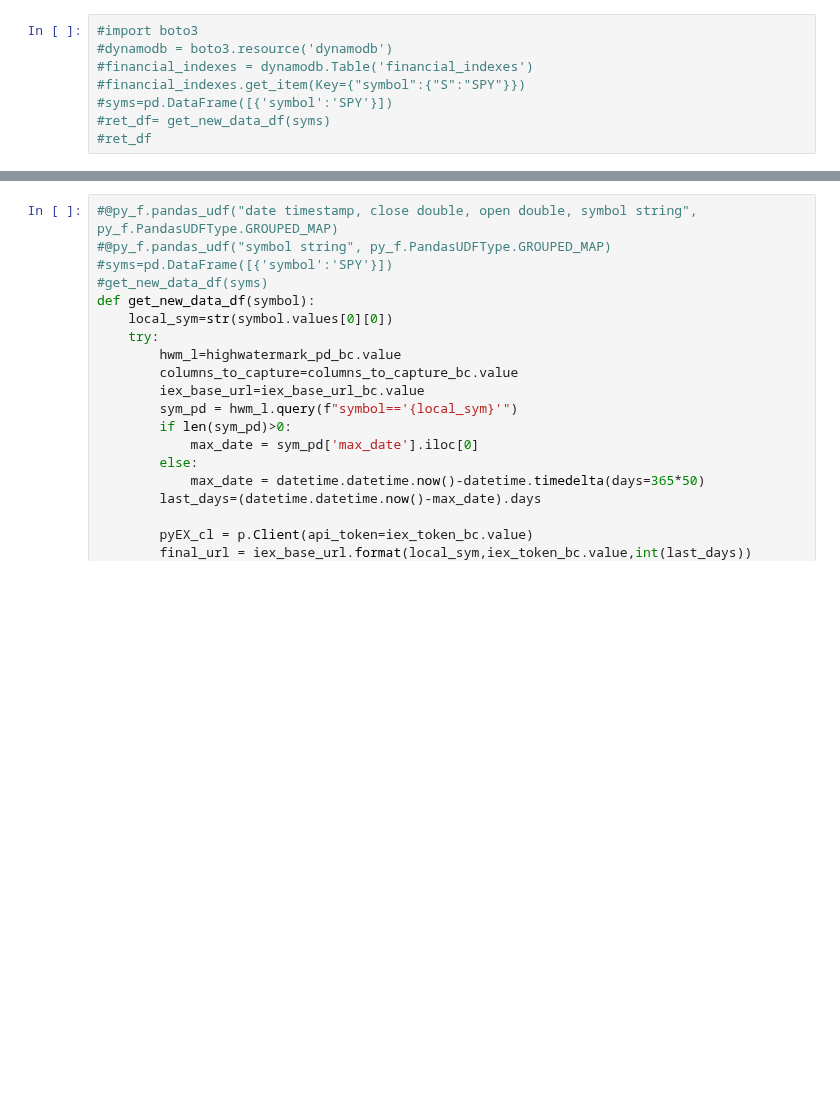
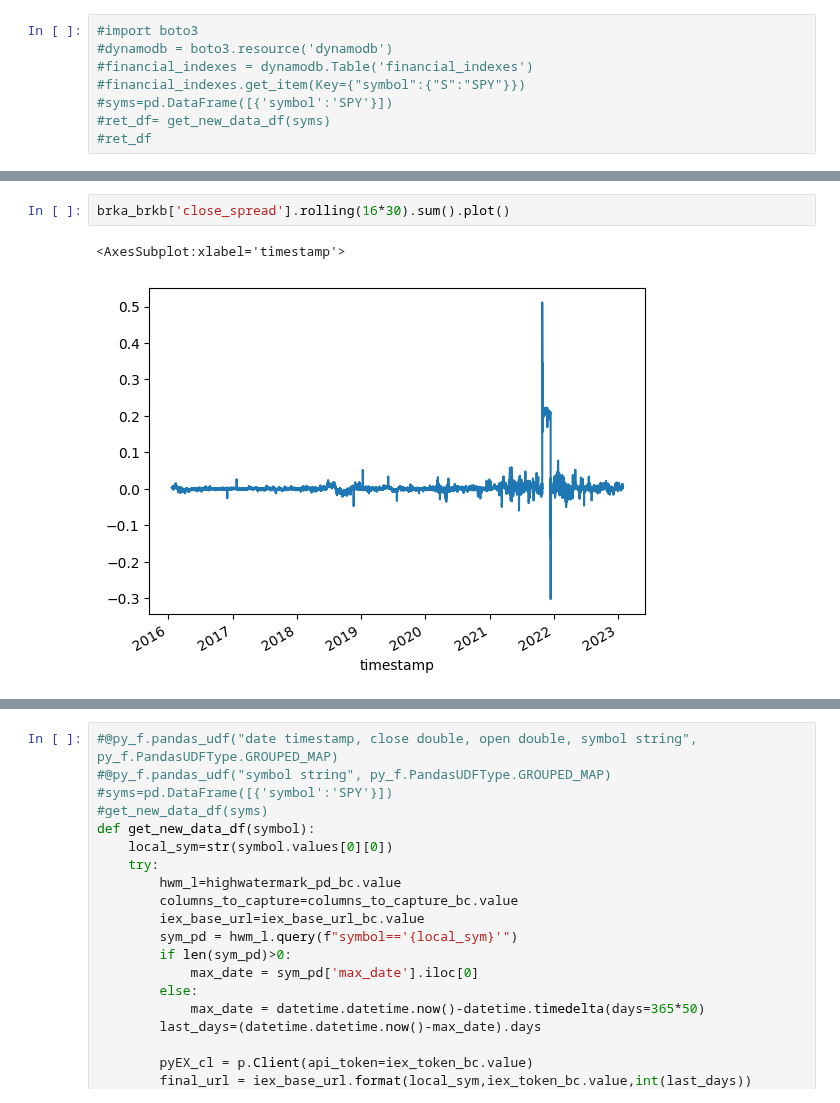
Before and after one commit to aws-samples/quant-research, a Jupyter notebook: src/notebooks/quant_research_examples/intraday_momentum.ipynb, the cells around one changed output, grey strips where cells are left out. Saved outputs shown, nothing was run; the diff lists cells and outputs as text; blank space fills up the shorter version.

```diff
--- a/src/notebooks/quant_research_examples/intraday_momentum.ipynb
+++ b/src/notebooks/quant_research_examples/intraday_momentum.ipynb
@@ -96,0 +140,5 @@ if False:
+# %%
+brka_brkb['close_spread'].rolling(16*30).sum().plot()
+# %% [output]
+<AxesSubplot:xlabel='timestamp'>
+[figure, added]
```
Also changed, not shown: parts of 23 cells of this notebook, 3 other files.
